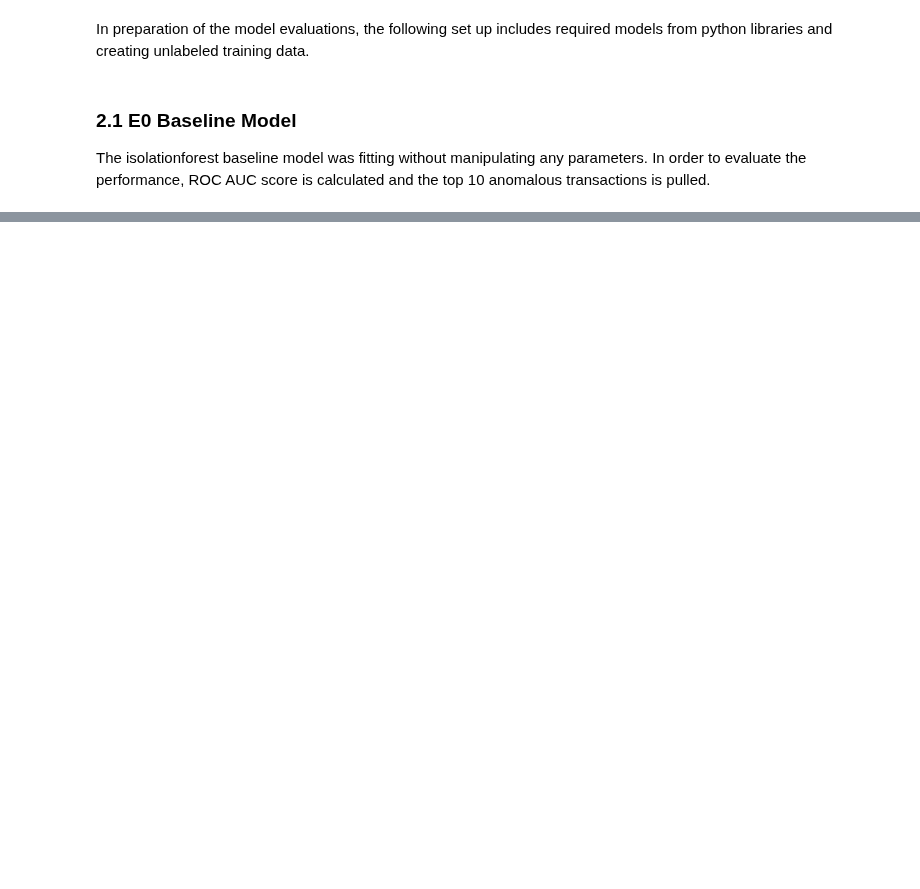
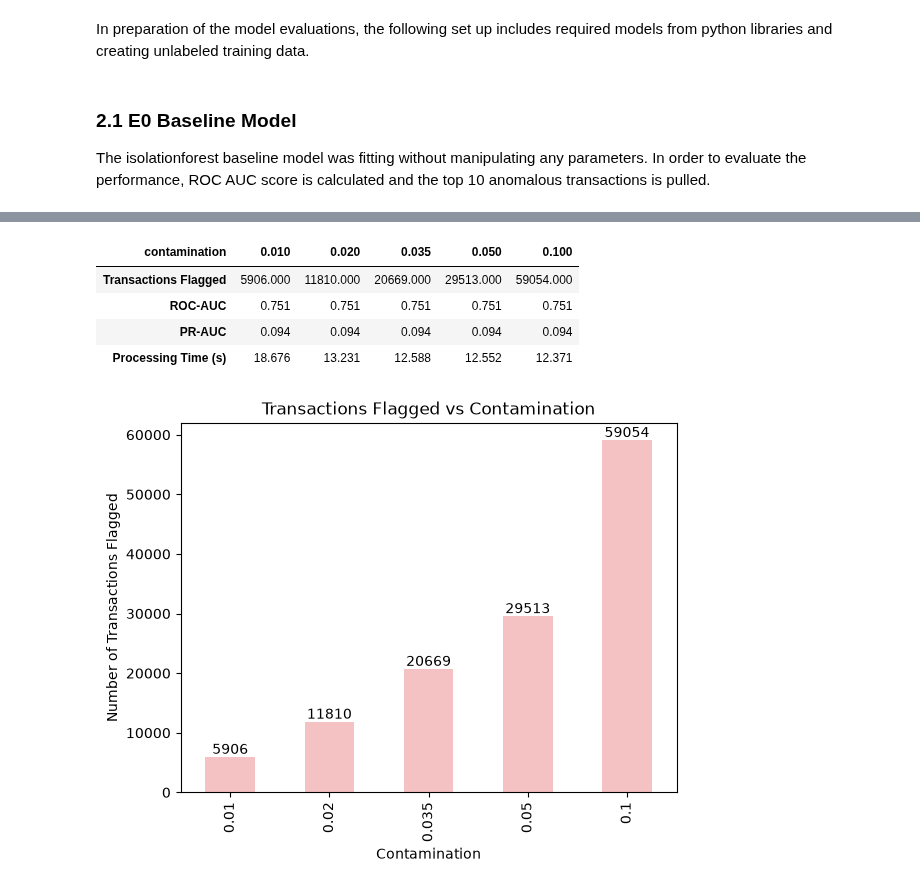
Before and after one commit to millxcc7/WIM-Direct-Research-MLFraudDetection, a Jupyter notebook: Isolationforest_experiment.ipynb, the cells around one changed output, grey strips where cells are left out. Cells and saved outputs as stored; diff of their text form; code cells hidden in the pictures; blank space fills up the shorter version.

Commit message:
Update Isolation Forest report

```diff
--- a/Isolationforest_experiment.ipynb
+++ b/Isolationforest_experiment.ipynb
@@ -265,0 +123,80 @@ E0 Baseline ROC-AUC: 0.751
+# %%
+# E1: Sensitivity to Contamination
+
+#Contamination Values that will be tested
+contaminationval = [0.01, 0.02, 0.035, 0.05, 0.1]
+
+# empty table: one column for each contamination value
+# rows for Transactions Flaaged, ROC-AUC, PR-AUC and Process time
+cont_df = pd.DataFrame(index=["Transactions Flagged", "ROC-AUC", "PR-AUC", "Processing Time (s)"],
+                       columns=contaminationval, dtype=float)
+cont_df.columns.name = "contamination"
+
+# loop to run the fitted model
+i = 0
+while i < len(contaminationval): # let i be the index of the experiment values
+    j = contaminationval[i]
+
+    # fit the model + score every transaction, timing both
+    start = time.perf_counter() # start of process time tracker
+    model = IsolationForest(contamination=j, random_state=100)
+    model.fit(newdf)
+    scores = -model.score_samples(newdf) # calculate the anomaly score
+    end = time.perf_counter() # end of process time tracker
+
+    # predict() produces the following
+    #  -1 = anomaly (flagged as fraud)
+    #   1 = normal
+    flagged = (model.predict(newdf) == -1).sum() # number of flagged transactions
+
+    # add the results to the table (cont_df)
+    cont_df.loc["Transactions Flagged", j] = flagged
+    cont_df.loc["ROC-AUC", j] = roc_auc_score(df["isFraud"], scores)
+    cont_df.loc["PR-AUC", j] = average_precision_score(df["isFraud"], scores)
+    cont_df.loc["Processing Time (s)", j] = end - start
+
+    i += 1
+
+display(cont_df.round(3))
+
+# Bar chart: number of transactions flagged for each contamination value
+flag_bar = cont_df.loc["Transactions Flagged"].plot(kind="bar", color="#F4C2C2",  # baby pink
+                                                    title="Transactions Flagged vs Contamination",
+                                                    xlabel="Contamination",
+                                                    ylabel="Number of Transactions Flagged")
+flag_bar.bar_label(flag_bar.containers[0], fmt="%d")
+plt.show()
+
+# Line chart 1: PR-AUC on the left axis, ROC-AUC on the right axis
+fig, ax1 = plt.subplots(figsize=(10, 5))
+ax1.plot(contaminationval, cont_df.loc["PR-AUC"], marker="o", color="#F4C2C2", label="PR-AUC")
+ax1.set_xlabel("Contamination")
+ax1.set_ylabel("PR-AUC")
+ax1.set_ylim(0.07, 0.1)
+
+ax2 = ax1.twinx() # second y axis that shares the same x axis
+ax2.plot(contaminationval, cont_df.loc["ROC-AUC"], marker="o", color="red", label="ROC-AUC")
+ax2.set_ylabel("ROC-AUC")
+ax2.set_ylim(0.7, 0.8)
+
+# combine the legends from both axes
+lines1, labels1 = ax1.get_legend_handles_labels()
+lines2, labels2 = ax2.get_legend_handles_labels()
+ax1.legend(lines1 + lines2, labels1 + labels2, loc="best")
+
+ax1.set_title("PR-AUC and ROC-AUC vs Contamination")
+plt.show()
+
+# Line chart 2: processing time on its own
+cont_df.loc["Processing Time (s)"].plot(kind="line", marker="o", color="blue",
+                                        title="Processing Time vs Contamination",
+                                        xlabel="Contamination",
+                                        ylabel="Processing Time (s)")
+plt.show()
+# %% [output]
+| contamination | 0.010 | 0.020 | 0.035 | 0.050 | 0.100 |
+| Transactions Flagged | 5906.000 | 11810.000 | 20669.000 | 29513.000 | 59054.000 |
+| ROC-AUC | 0.751 | 0.751 | 0.751 | 0.751 | 0.751 |
+| PR-AUC | 0.094 | 0.094 | 0.094 | 0.094 | 0.094 |
+| Processing Time (s) | 18.676 | 13.231 | 12.588 | 12.552 | 12.371 |
+[figure, added]
```
Also changed, not shown: parts of 30 cells of this notebook, 1 other file.
